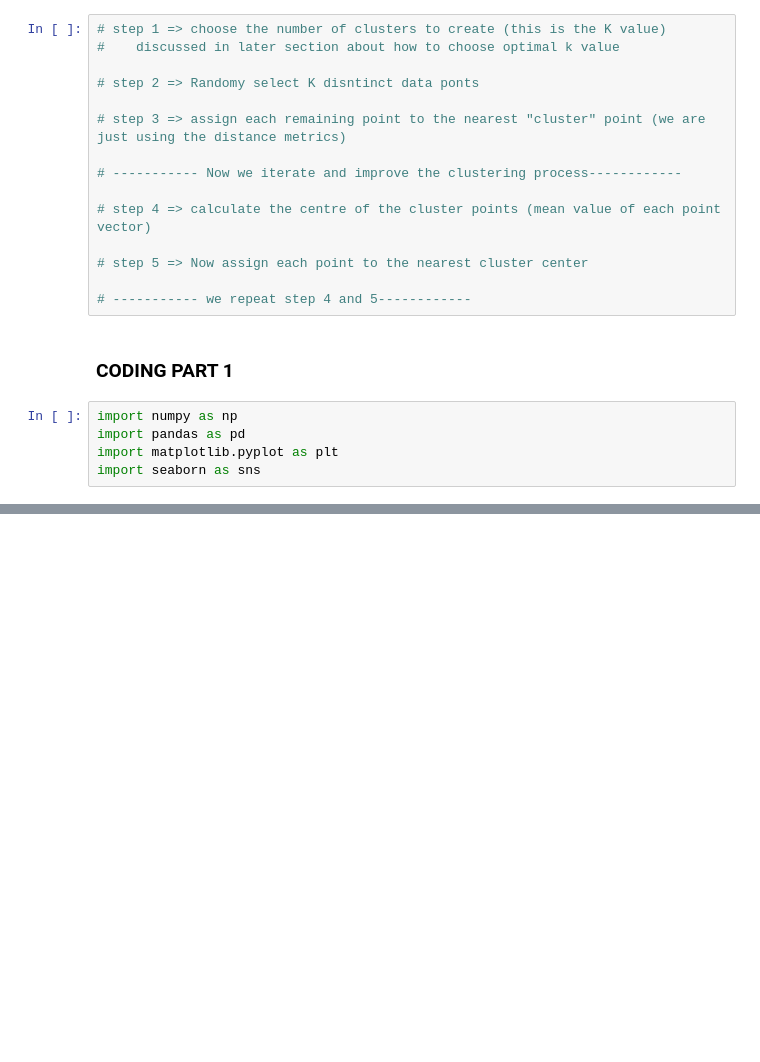
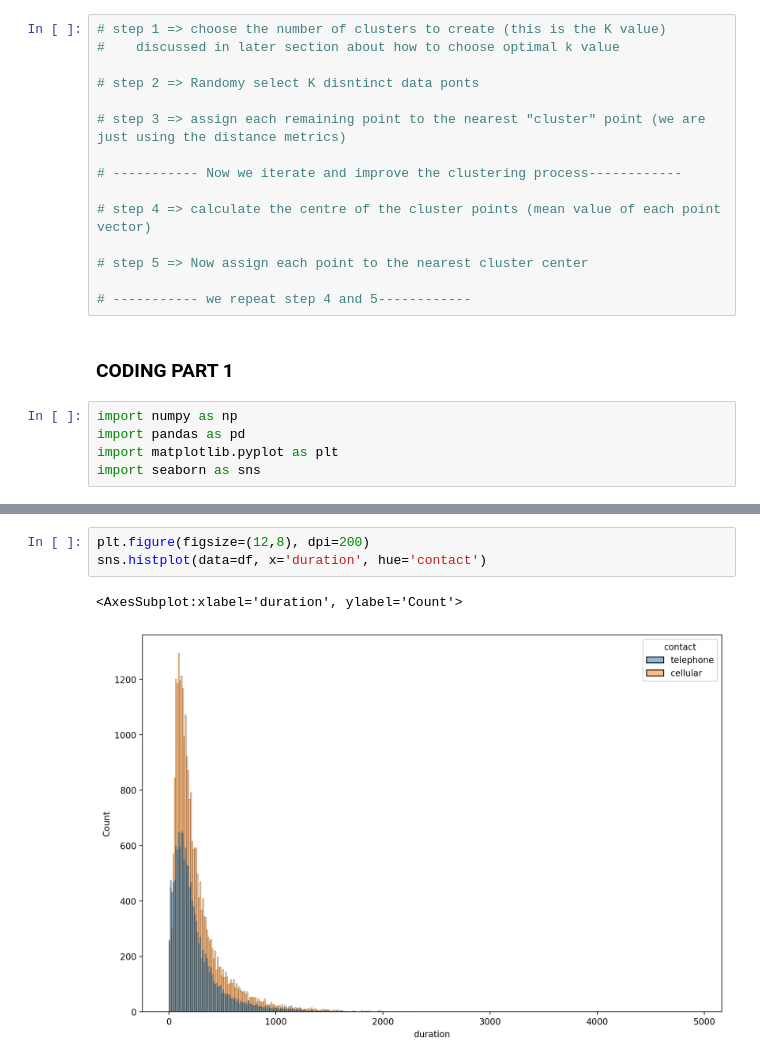
Before and after one commit to NabeelGhazali/machine-learning-notes, a Jupyter notebook: 9. K-Means Clustering/K-Means Clustering.ipynb, the cells around one changed output, grey strips where cells are left out. Cells and saved outputs as stored; diff of their text form; blank space fills up the shorter version.

```diff
--- a/9. K-Means Clustering/K-Means Clustering.ipynb
+++ b/9. K-Means Clustering/K-Means Clustering.ipynb
@@ -47,0 +102,6 @@ df =
+# %%
+plt.figure(figsize=(12,8), dpi=200)
+sns.histplot(data=df, x='duration', hue='contact')
+# %% [output]
+<AxesSubplot:xlabel='duration', ylabel='Count'>
+[figure, added]
```
Also changed, not shown: parts of 27 cells of this notebook.
